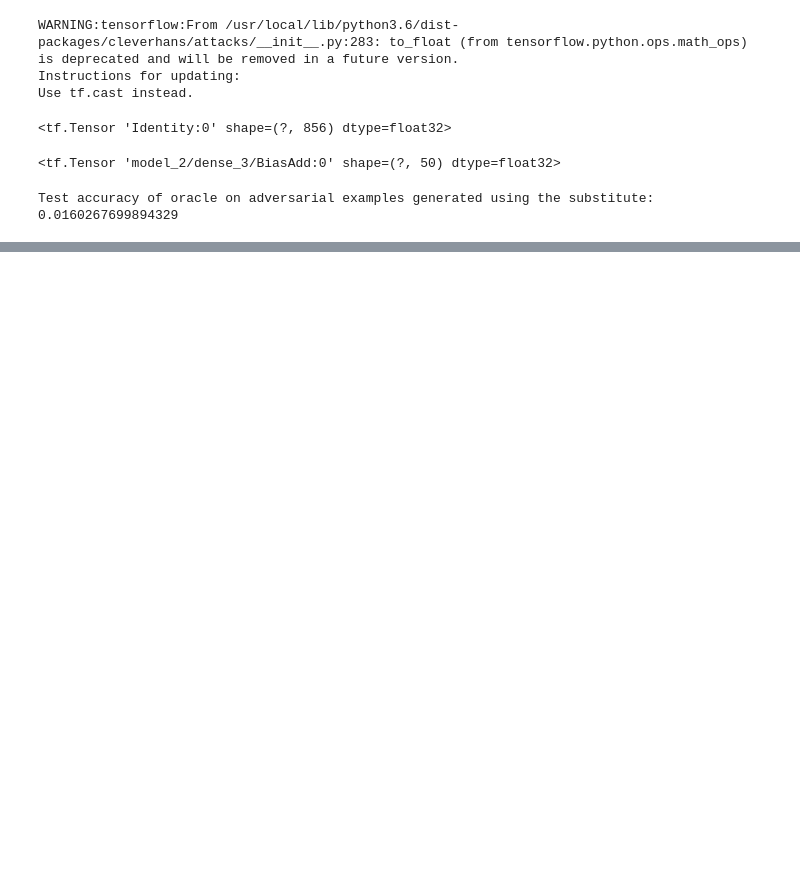
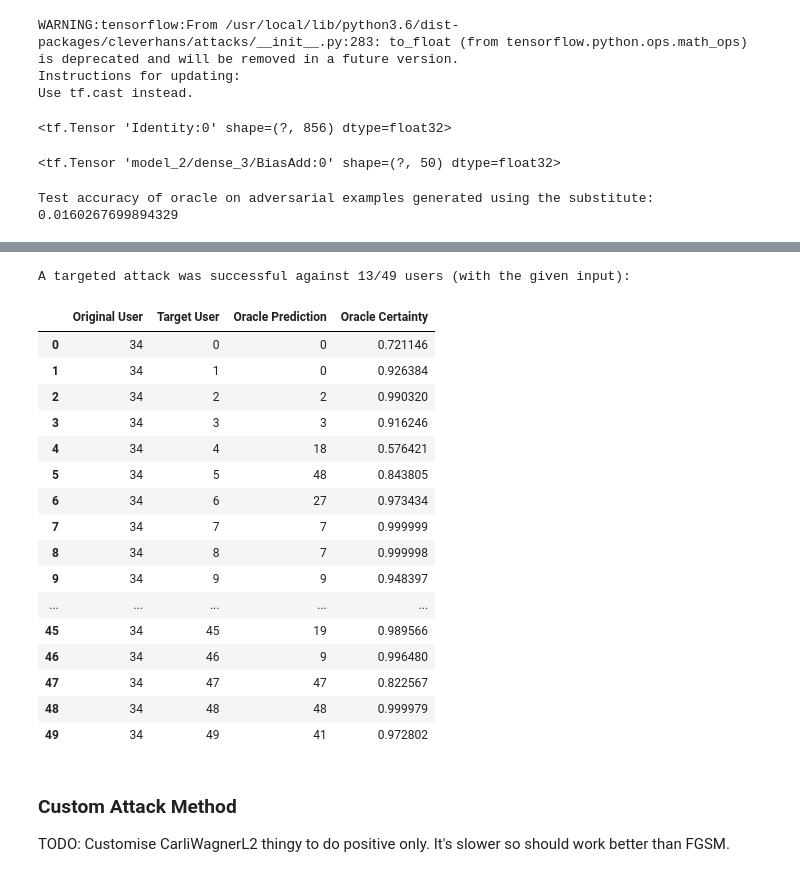
Before and after one commit to sydneyvert/Fooling-our-Neural-Network, a Jupyter notebook: project/report.ipynb, the cells around one changed output, grey strips where cells are left out. Cells and saved outputs as stored; diff of their text form; code cells hidden in the pictures; blank space fills up the shorter version.

```diff
--- a/project/report.ipynb
+++ b/project/report.ipynb
@@ -714,0 +821,25 @@ adversary_test_labels[0], predicted_labels[0][16]
+# %%
+run_targeted_attack_against_all_users(adversary_test_inputs[119303], adversary_test_labels[119303], fgsm_attack)
+# %% [output]
+A targeted attack was successful against 13/49 users (with the given input):
+|  | Original User | Target User | Oracle Prediction | Oracle Certainty |
+| 0 | 34 | 0 | 0 | 0.721146 |
+| 1 | 34 | 1 | 0 | 0.926384 |
+| 2 | 34 | 2 | 2 | 0.990320 |
+| 3 | 34 | 3 | 3 | 0.916246 |
+| 4 | 34 | 4 | 18 | 0.576421 |
+| 5 | 34 | 5 | 48 | 0.843805 |
+| 6 | 34 | 6 | 27 | 0.973434 |
+| 7 | 34 | 7 | 7 | 0.999999 |
+| 8 | 34 | 8 | 7 | 0.999998 |
+| 9 | 34 | 9 | 9 | 0.948397 |
+| ... | ... | ... | ... | ... |
+| 45 | 34 | 45 | 19 | 0.989566 |
+| 46 | 34 | 46 | 9 | 0.996480 |
+| 47 | 34 | 47 | 47 | 0.822567 |
+| 48 | 34 | 48 | 48 | 0.999979 |
+| 49 | 34 | 49 | 41 | 0.972802 |
+# %% [markdown]
+### Custom Attack Method
+
+TODO: Customise CarliWagnerL2 thingy to do positive only. It's slower so should work better than FGSM.
```
Also changed, not shown: parts of 45 cells of this notebook.
